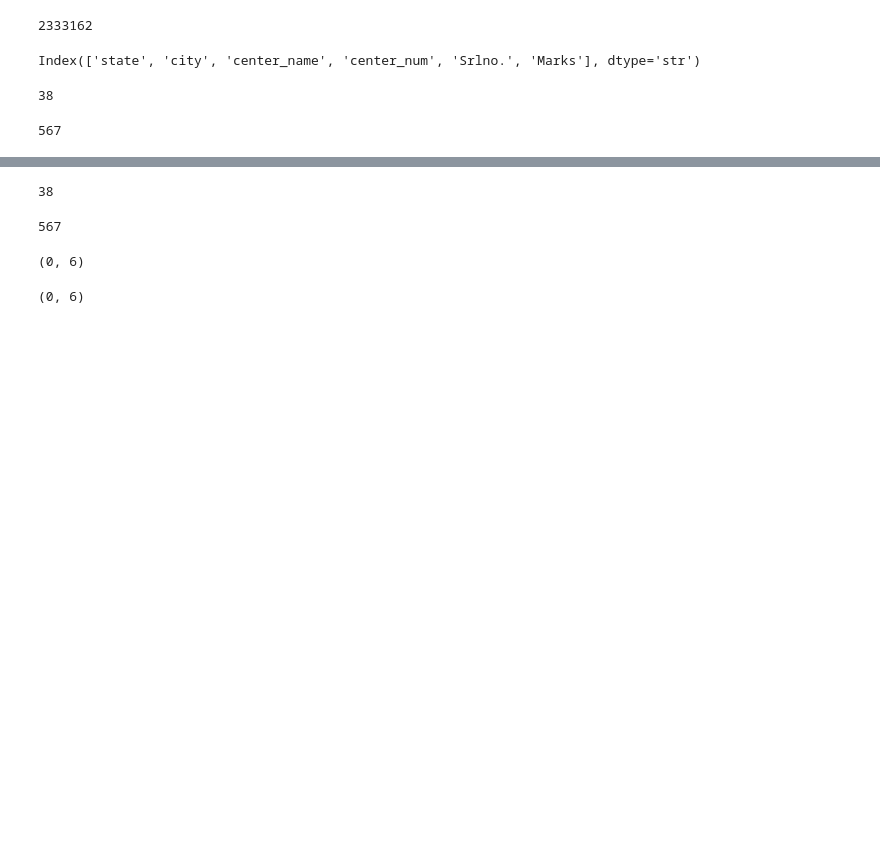
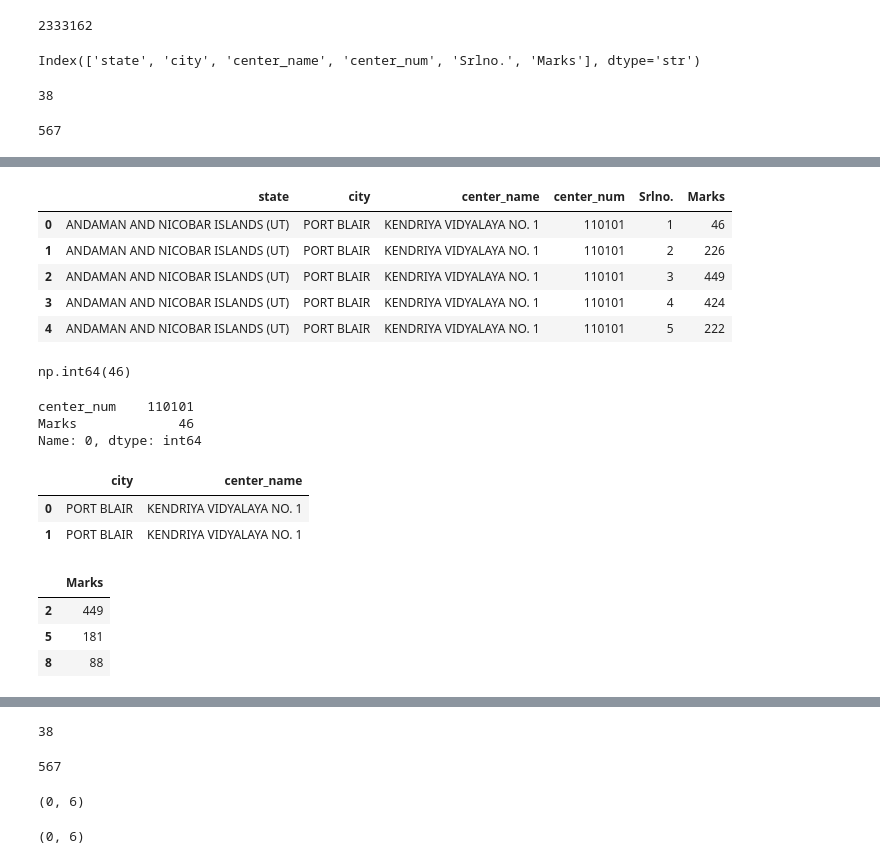
Before and after one commit to paramcgwala-crypto/param_pythonand_ml_turtle_graphic_proper_notation, a Jupyter notebook: basic_Tradition_programing_python/all_neet_marks_2607.ipynb, the cells around one changed output, grey strips where cells are left out. Saved outputs shown, nothing was run; the diff lists cells and outputs as text; code cells hidden in the pictures; blank space fills up the shorter version.

```diff
--- a/basic_Tradition_programing_python/all_neet_marks_2607.ipynb
+++ b/basic_Tradition_programing_python/all_neet_marks_2607.ipynb
@@ -23,0 +72,9 @@ df["city"].nunique()  # tota number of uniwue value batata hai
+# %%
+df.head()
+# %% [output]
+|  | state | city | center_name | center_num | Srlno. | Marks |
+| 0 | ANDAMAN AND NICOBAR ISLANDS (UT) | PORT BLAIR | KENDRIYA VIDYALAYA NO. 1 | 110101 | 1 | 46 |
+| 1 | ANDAMAN AND NICOBAR ISLANDS (UT) | PORT BLAIR | KENDRIYA VIDYALAYA NO. 1 | 110101 | 2 | 226 |
+| 2 | ANDAMAN AND NICOBAR ISLANDS (UT) | PORT BLAIR | KENDRIYA VIDYALAYA NO. 1 | 110101 | 3 | 449 |
+| 3 | ANDAMAN AND NICOBAR ISLANDS (UT) | PORT BLAIR | KENDRIYA VIDYALAYA NO. 1 | 110101 | 4 | 424 |
+| 4 | ANDAMAN AND NICOBAR ISLANDS (UT) | PORT BLAIR | KENDRIYA VIDYALAYA NO. 1 | 110101 | 5 | 222 |
@@ -23,0 +83,23 @@ df["city"].nunique()  # tota number of uniwue value batata hai
+# %%
+df.iloc[0,5]
+# %% [output]
+np.int64(46)
+# %%
+df.iloc[0,[3,5]]
+# %% [output]
+center_num    110101
+Marks             46
+Name: 0, dtype: int64
+# %%
+df.iloc[[0,1],[1,2]]
+# %% [output]
+|  | city | center_name |
+| 0 | PORT BLAIR | KENDRIYA VIDYALAYA NO. 1 |
+| 1 | PORT BLAIR | KENDRIYA VIDYALAYA NO. 1 |
+# %%
+df.iloc[[2,5,8],[5]]
+# %% [output]
+|  | Marks |
+| 2 | 449 |
+| 5 | 181 |
+| 8 | 88 |
```
Also changed, not shown: parts of 6 cells of this notebook.
